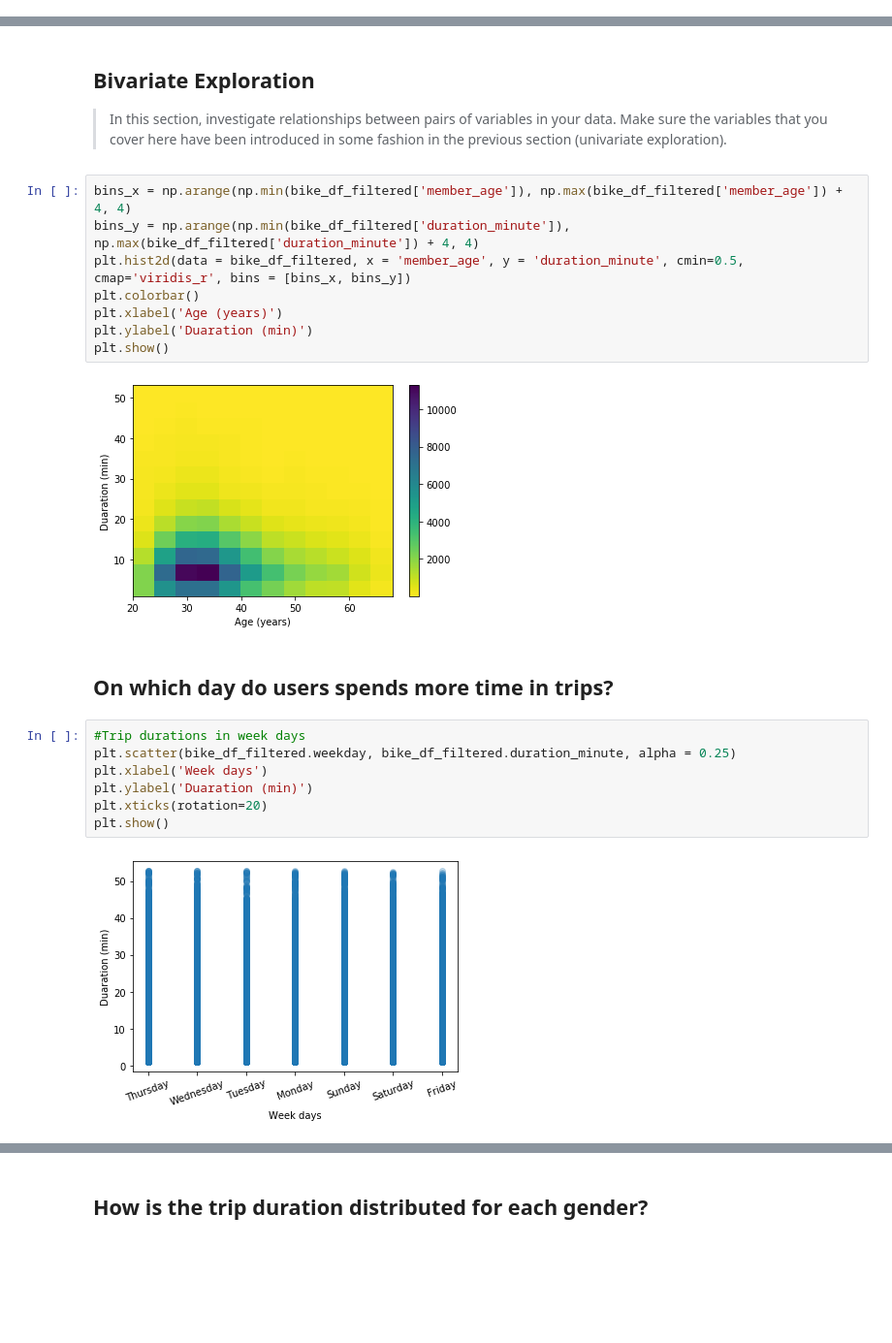
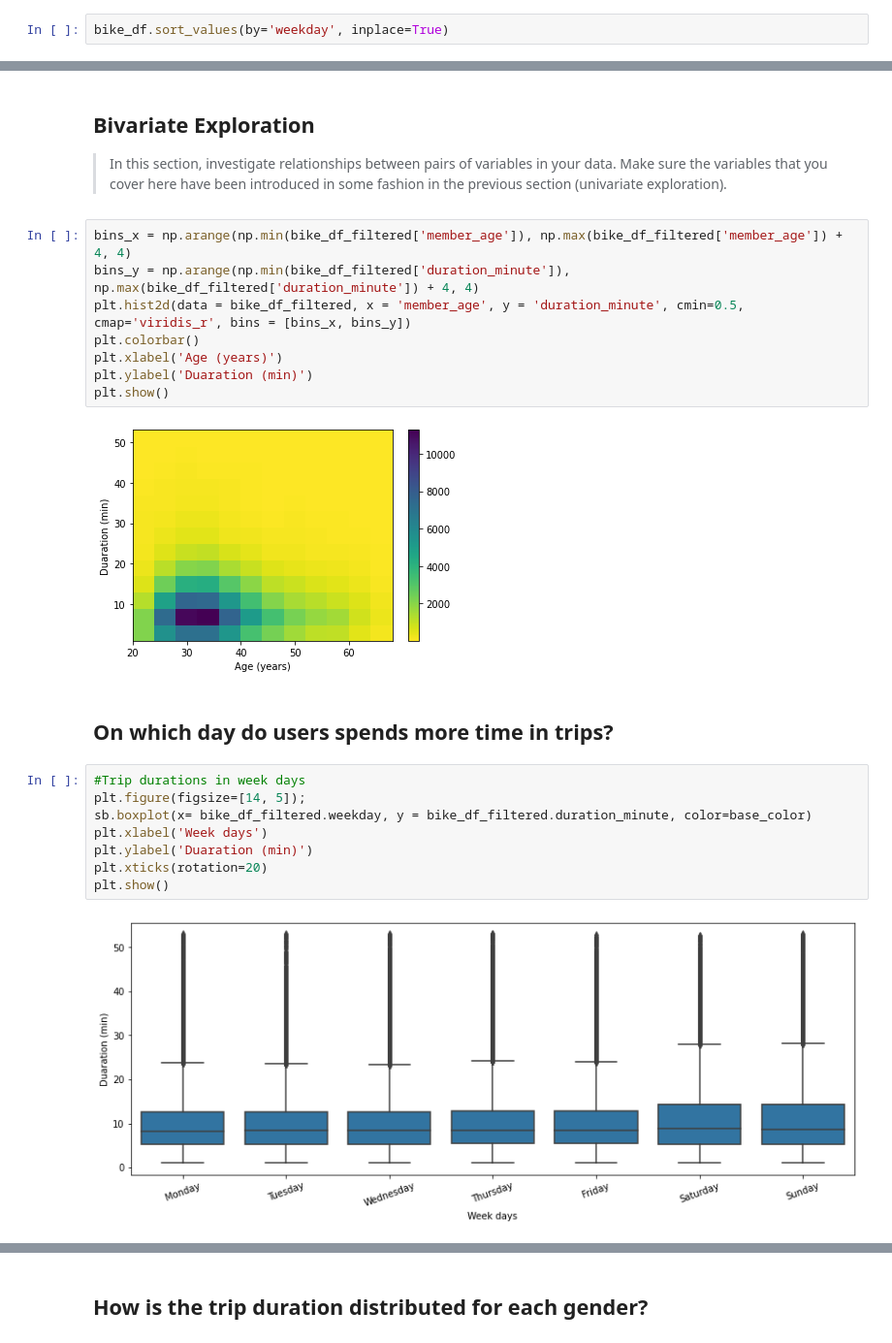
Before and after one commit to Youssefelsa3ed/Communicate-Data-Findings, a Jupyter notebook: exploration.ipynb, the cells around one changed output, grey strips where cells are left out. Shown at 97% size. Saved outputs shown, nothing was run; the diff lists cells and outputs as text; blank space fills up the shorter version.

Commit message:
changes in plots and readme file

```diff
--- a/exploration.ipynb
+++ b/exploration.ipynb
@@ -134,6 +134,8 @@ def setIsWeekend(x):
         return "Weekday"
 # %%
 bike_df['is_weekend'] = bike_df.weekday.apply(lambda x: setIsWeekend(x))
+# %%
+bike_df.sort_values(by='weekday', inplace=True)
 # %%
 bike_df.tail()
 # %% [output]
@@ -320,16 +316,17 @@ plt.xlabel('Age (years)')
 plt.ylabel('Duaration (min)')
 plt.show()
 # %% [output]
-[figure, old version]
+[figure, new version]
 # %% [markdown]
 ## On which day do users spends more time in trips?
 # %%
 #Trip durations in week days
-plt.scatter(bike_df_filtered.weekday, bike_df_filtered.duration_minute, alpha = 0.25)
+plt.figure(figsize=[14, 5]);
+sb.boxplot(x= bike_df_filtered.weekday, y = bike_df_filtered.duration_minute, color=base_color)
 plt.xlabel('Week days')
 plt.ylabel('Duaration (min)')
 plt.xticks(rotation=20)
 plt.show()
 # %% [output]
-[figure, old version]
+[figure, new version]
 # %% [markdown]
```
Also changed, not shown: parts of 19 cells of this notebook, 2 other files.
